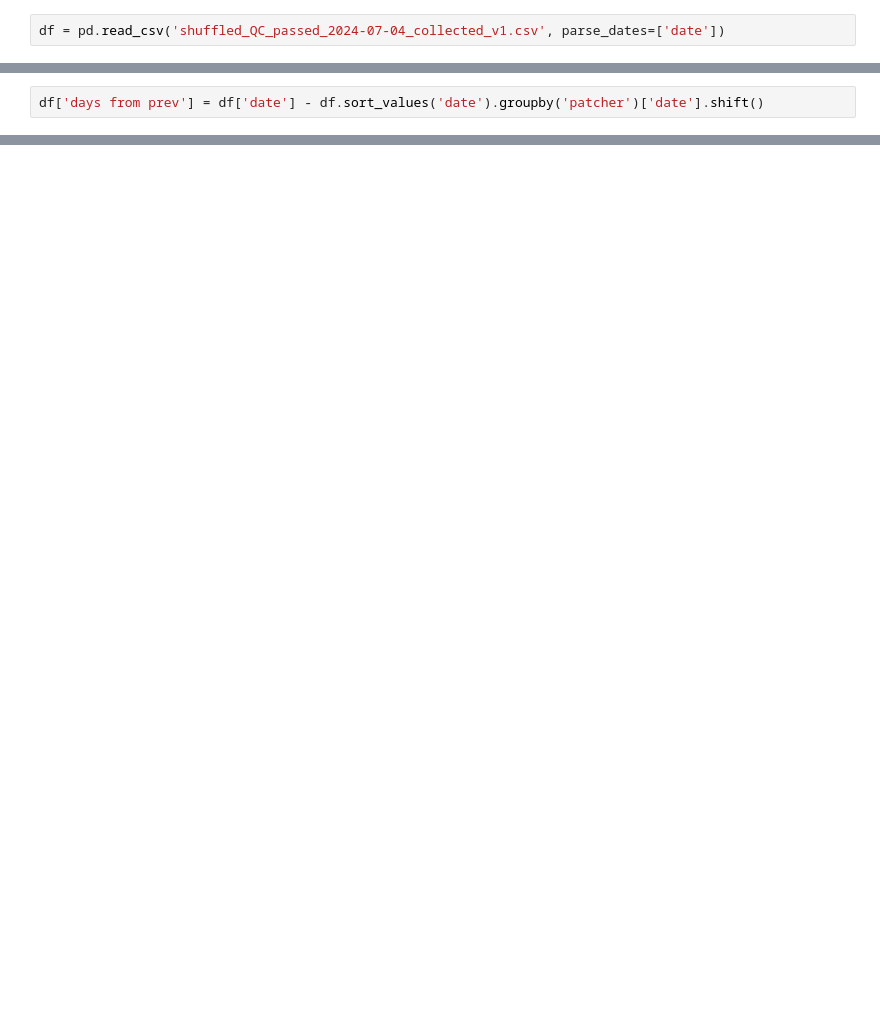
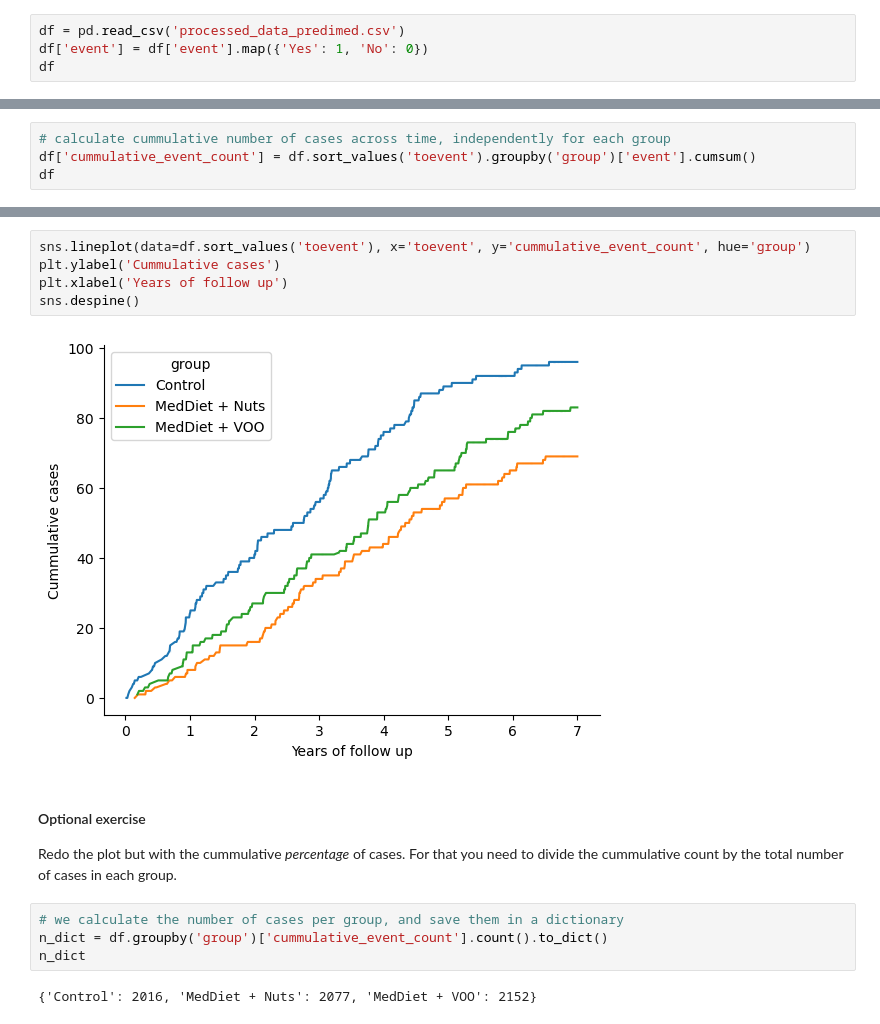
Before and after one commit to victoris93/data_class, a Jupyter notebook: exercises/tabular_window_functions/window_functions_solution.ipynb, the cells around one changed output, grey strips where cells are left out. Drawn from its saved outputs; the diff is of its cells as text; blank space fills up the shorter version.

Commit message:
adds modified exercise of window functions

```diff
--- a/exercises/tabular_window_functions/window_functions_solution.ipynb
+++ b/exercises/tabular_window_functions/window_functions_solution.ipynb
@@ -17,2 +19,4 @@ pd.set_option('display.max_columns', 100)
 # %%
-df = pd.read_csv('shuffled_QC_passed_2024-07-04_collected_v1.csv', parse_dates=['date'])
+df = pd.read_csv('processed_data_predimed.csv')
+df['event'] = df['event'].map({'Yes': 1, 'No': 0})
+df
@@ -28,2 +36,0 @@ df.head()
-# %%
-df['days from prev'] = df['date'] - df.sort_values('date').groupby('patcher')['date'].shift()
@@ -45,0 +37,4 @@ Name: days from prev, dtype: timedelta64[ns]
+# %%
+# calculate cummulative number of cases across time, independently for each group
+df['cummulative_event_count'] = df.sort_values('toevent').groupby('group')['event'].cumsum()
+df
@@ -45,0 +55,17 @@ Name: days from prev, dtype: timedelta64[ns]
+# %%
+sns.lineplot(data=df.sort_values('toevent'), x='toevent', y='cummulative_event_count', hue='group')
+plt.ylabel('Cummulative cases')
+plt.xlabel('Years of follow up')
+sns.despine()
+# %% [output]
+[figure, added]
+# %% [markdown]
+#### Optional exercise
+
+Redo the plot but with the cummulative *percentage* of cases. For that you need to divide the cummulative count by the total number of cases in each group.
+# %%
+# we calculate the number of cases per group, and save them in a dictionary
+n_dict = df.groupby('group')['cummulative_event_count'].count().to_dict()
+n_dict
+# %% [output]
+{'Control': 2016, 'MedDiet + Nuts': 2077, 'MedDiet + VOO': 2152}
```
Also changed, not shown: parts of 11 cells of this notebook, 1 other file.
